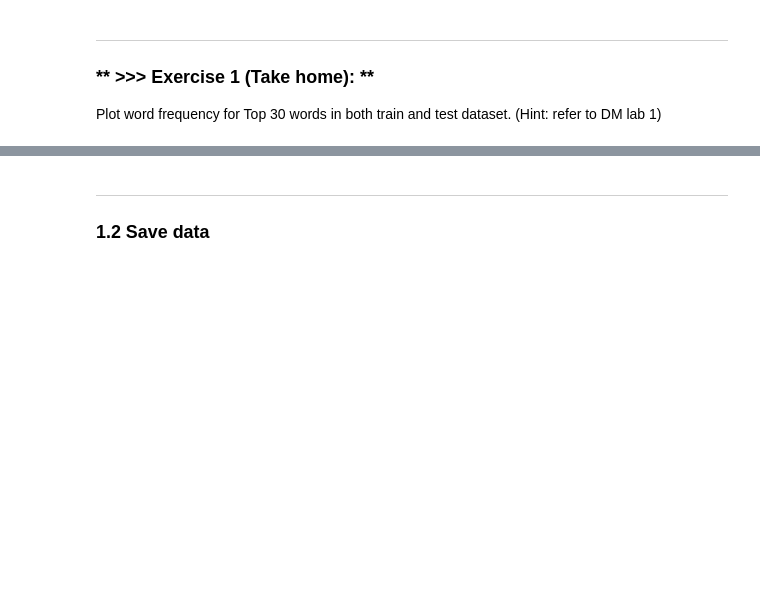
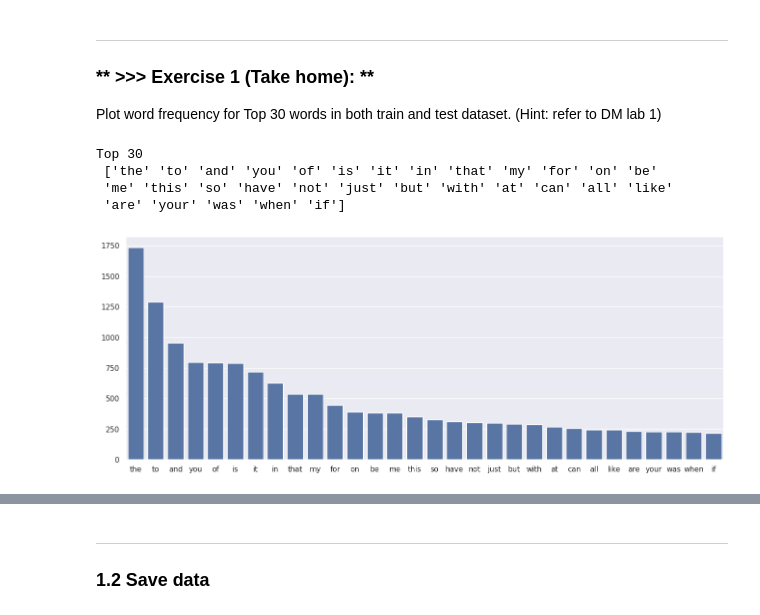
Before and after one commit to SWCst1020575/DM2023-Lab2-Master, a Jupyter notebook: DM2023-Lab2-Master.ipynb, the cells around one changed output, grey strips where cells are left out. Saved outputs shown, nothing was run; the diff lists cells and outputs as text; code cells hidden in the pictures; blank space fills up the shorter version.

```diff
--- a/DM2023-Lab2-Master.ipynb
+++ b/DM2023-Lab2-Master.ipynb
@@ -115,0 +114,20 @@ Plot word frequency for Top 30 words in both train and test dataset. (Hint: refe
+# %%
+# Answer here
+import seaborn as sns
+from sklearn.feature_extraction.text import CountVectorizer
+train_count = CountVectorizer(max_features=30)
+train_text = train_count.fit_transform(train_df["text"])
+
+frequency = [sum(i) for i in train_text.toarray().T]
+word_index = sorted(range(len(frequency)),reverse=True, key=lambda k: frequency[k])
+word_rank = train_count.get_feature_names_out()[word_index]
+
+sns.set(rc={'figure.figsize':(16,6)})
+sns.barplot(x=word_rank,y=sorted(frequency,reverse=True))
+print(f"Top 30\n {word_rank}\n")
+# %% [output]
+Top 30
+ ['the' 'to' 'and' 'you' 'of' 'is' 'it' 'in' 'that' 'my' 'for' 'on' 'be'
+ 'me' 'this' 'so' 'have' 'not' 'just' 'but' 'with' 'at' 'can' 'all' 'like'
+ 'are' 'your' 'was' 'when' 'if']
+[figure, added]
```
Also changed, not shown: parts of 12 cells of this notebook, 1 other file.
